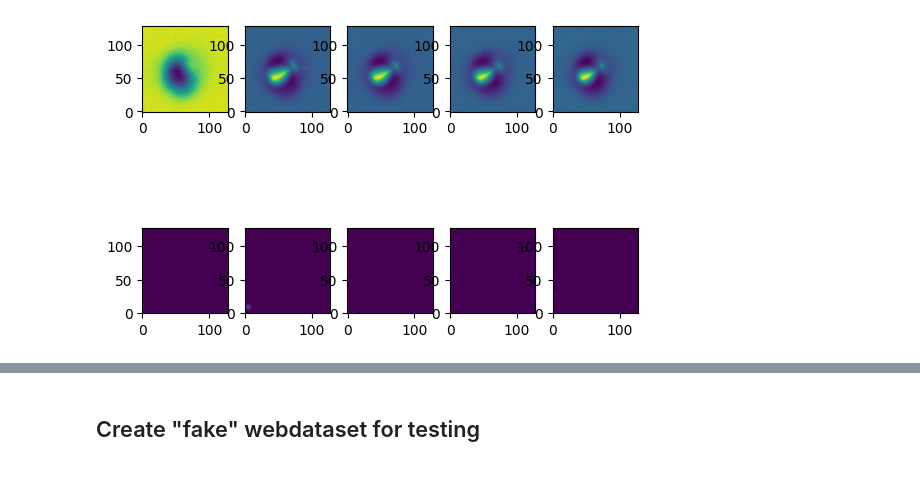
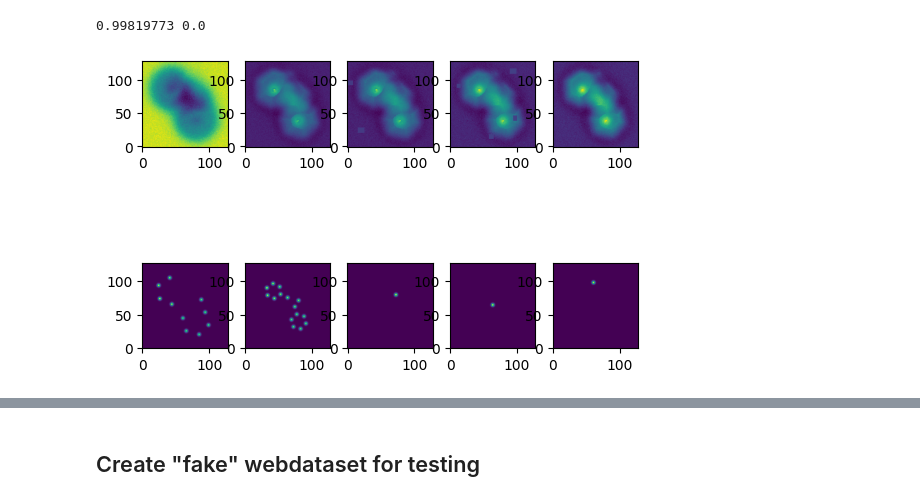
Before and after one commit to LauriKurki/molecule-net, a Jupyter notebook: notebooks/test_input_pipeline.ipynb, the cells around one changed output, grey strips where cells are left out. Saved outputs shown, nothing was run; the diff lists cells and outputs as text; code cells hidden in the pictures.

```diff
--- a/notebooks/test_input_pipeline.ipynb
+++ b/notebooks/test_input_pipeline.ipynb
@@ -20,5 +18,7 @@ from configs.tests import attention_test
 # %%
 config = attention_test.get_config()
+config.train_molecules = (0, 1024)
+config.val_molecules = (0, 1024)
 config.root_dir = root_dirs.get_root_dir()
 config.num_workers = 8
 config.batch_size = 1
@@ -59,9 +48,13 @@ for i in range(10000):
 
     x = batch['images'][0]
     y = batch['atom_map'][0]
+    sw = batch['sw'][0]
 
     break
 
 print(xyz[:, -1])
 print(x.shape, y.shape, xyz.shape)
+print(f"ymin, ymax: {y.min()}, {y.max()}")
+print(sw)
+print(xyz)
 # %% [output]
@@ -71,11 +78,14 @@ print(x.shape, y.shape, xyz.shape)
 # %%
 for i in range(5):
     ax = plt.subplot(2, 5, i + 1)
     plt.imshow(x[..., -i, 0], origin='lower')
 
 ymax, ymin = y.max(), y.min()
 for i in range(5):
     ax = plt.subplot(2, 5, 5 + i + 1)
-    plt.imshow(y[..., -1, i], origin='lower', vmin=ymin, vmax=ymax)
+    plt.imshow(y[..., 0,i], origin='lower')
+
+print(ymax, ymin)
 # %% [output]
+0.99819773 0.0
-[figure, old version]
+[figure, new version]
```
Also changed, not shown: parts of 9 cells of this notebook.
